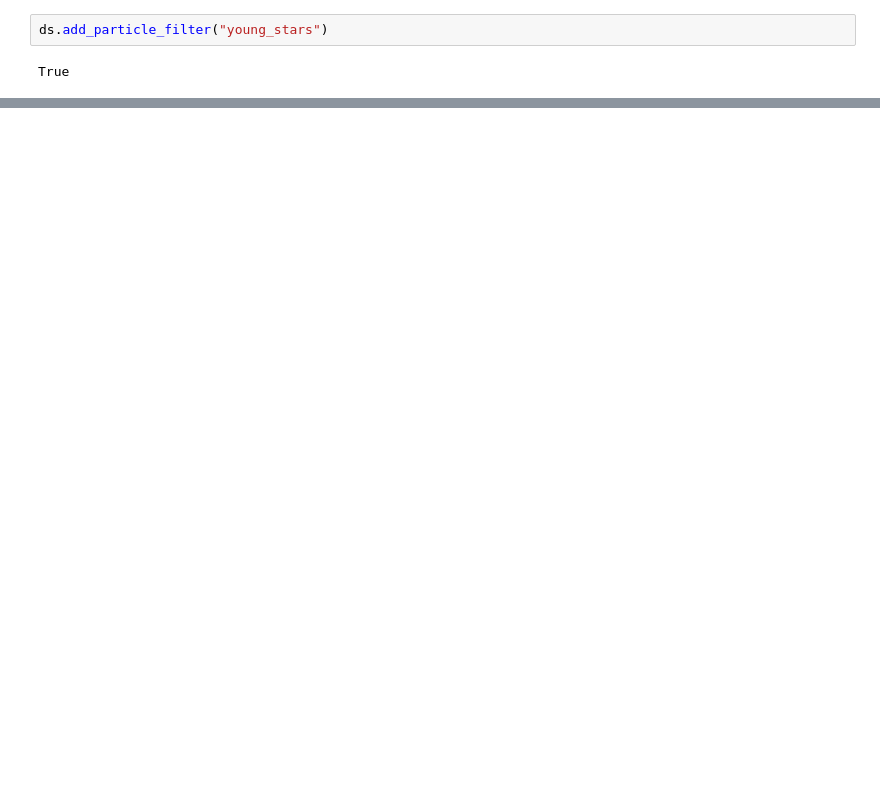
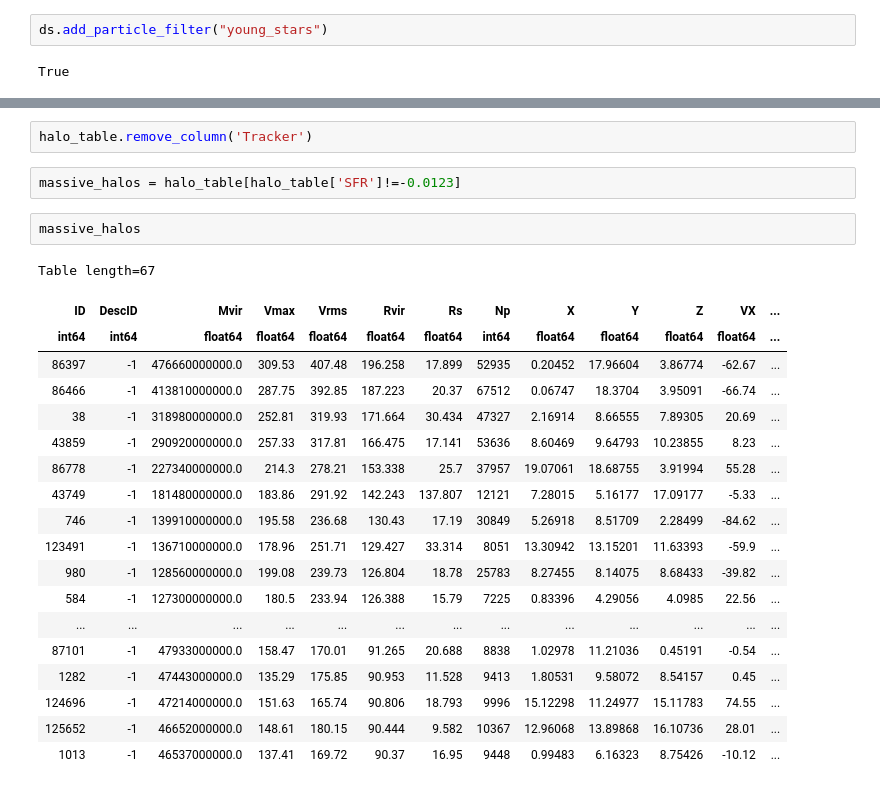
Before and after one commit to cavestruz/croc_CII, a Jupyter notebook: tools/Testing Notebook.ipynb, the cells around one changed output, grey strips where cells are left out. Drawn from its saved outputs; the diff is of its cells as text; blank space fills up the shorter version.

```diff
--- a/tools/Testing Notebook.ipynb
+++ b/tools/Testing Notebook.ipynb
@@ -610,0 +785,26 @@ print(np.log(total_young_star_mass.to('Msun')/20/10**6))
+# %%
+halo_table.remove_column('Tracker')
+# %%
+massive_halos = halo_table[halo_table['SFR']!=-0.0123]
+# %%
+massive_halos
+# %% [output]
+Table length=67
+| ID | DescID | Mvir | Vmax | Vrms | Rvir | Rs | Np | X | Y | Z | VX | ... |
+| int64 | int64 | float64 | float64 | float64 | float64 | float64 | int64 | float64 | float64 | float64 | float64 | ... |
+| 86397 | -1 | 476660000000.0 | 309.53 | 407.48 | 196.258 | 17.899 | 52935 | 0.20452 | 17.96604 | 3.86774 | -62.67 | ... |
+| 86466 | -1 | 413810000000.0 | 287.75 | 392.85 | 187.223 | 20.37 | 67512 | 0.06747 | 18.3704 | 3.95091 | -66.74 | ... |
+| 38 | -1 | 318980000000.0 | 252.81 | 319.93 | 171.664 | 30.434 | 47327 | 2.16914 | 8.66555 | 7.89305 | 20.69 | ... |
+| 43859 | -1 | 290920000000.0 | 257.33 | 317.81 | 166.475 | 17.141 | 53636 | 8.60469 | 9.64793 | 10.23855 | 8.23 | ... |
+| 86778 | -1 | 227340000000.0 | 214.3 | 278.21 | 153.338 | 25.7 | 37957 | 19.07061 | 18.68755 | 3.91994 | 55.28 | ... |
+| 43749 | -1 | 181480000000.0 | 183.86 | 291.92 | 142.243 | 137.807 | 12121 | 7.28015 | 5.16177 | 17.09177 | -5.33 | ... |
+| 746 | -1 | 139910000000.0 | 195.58 | 236.68 | 130.43 | 17.19 | 30849 | 5.26918 | 8.51709 | 2.28499 | -84.62 | ... |
+| 123491 | -1 | 136710000000.0 | 178.96 | 251.71 | 129.427 | 33.314 | 8051 | 13.30942 | 13.15201 | 11.63393 | -59.9 | ... |
+| 980 | -1 | 128560000000.0 | 199.08 | 239.73 | 126.804 | 18.78 | 25783 | 8.27455 | 8.14075 | 8.68433 | -39.82 | ... |
+| 584 | -1 | 127300000000.0 | 180.5 | 233.94 | 126.388 | 15.79 | 7225 | 0.83396 | 4.29056 | 4.0985 | 22.56 | ... |
+| ... | ... | ... | ... | ... | ... | ... | ... | ... | ... | ... | ... | ... |
+| 87101 | -1 | 47933000000.0 | 158.47 | 170.01 | 91.265 | 20.688 | 8838 | 1.02978 | 11.21036 | 0.45191 | -0.54 | ... |
+| 1282 | -1 | 47443000000.0 | 135.29 | 175.85 | 90.953 | 11.528 | 9413 | 1.80531 | 9.58072 | 8.54157 | 0.45 | ... |
+| 124696 | -1 | 47214000000.0 | 151.63 | 165.74 | 90.806 | 18.793 | 9996 | 15.12298 | 11.24977 | 15.11783 | 74.55 | ... |
+| 125652 | -1 | 46652000000.0 | 148.61 | 180.15 | 90.444 | 9.582 | 10367 | 12.96068 | 13.89868 | 16.10736 | 28.01 | ... |
+| 1013 | -1 | 46537000000.0 | 137.41 | 169.72 | 90.37 | 16.95 | 9448 | 0.99483 | 6.16323 | 8.75426 | -10.12 | ... |
```
Also changed, not shown: parts of 23 cells of this notebook, 11 other files.
